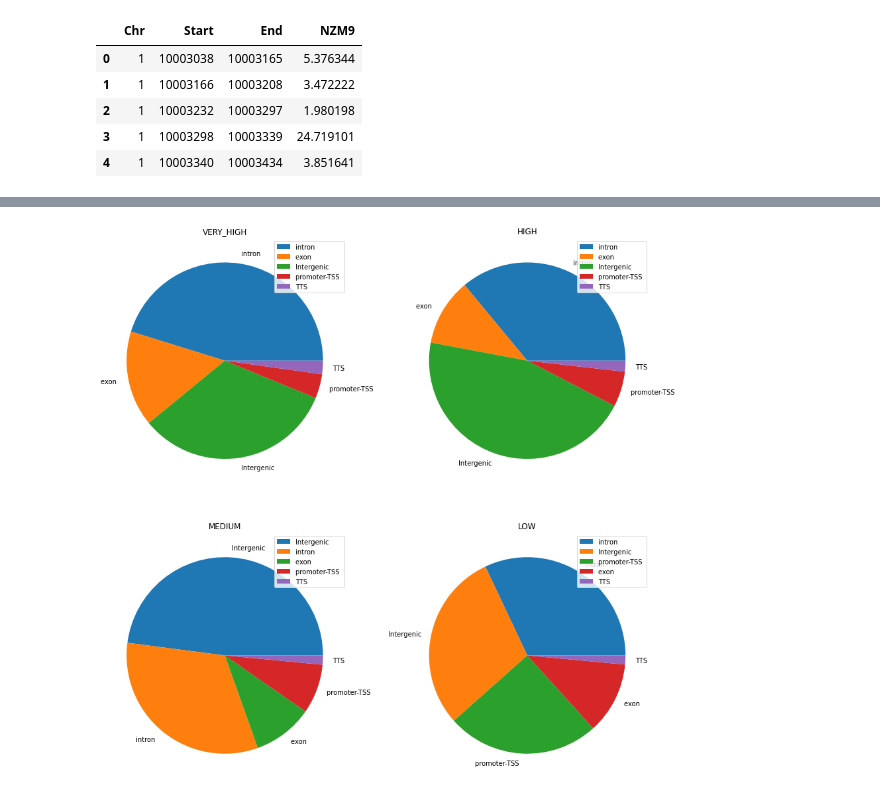
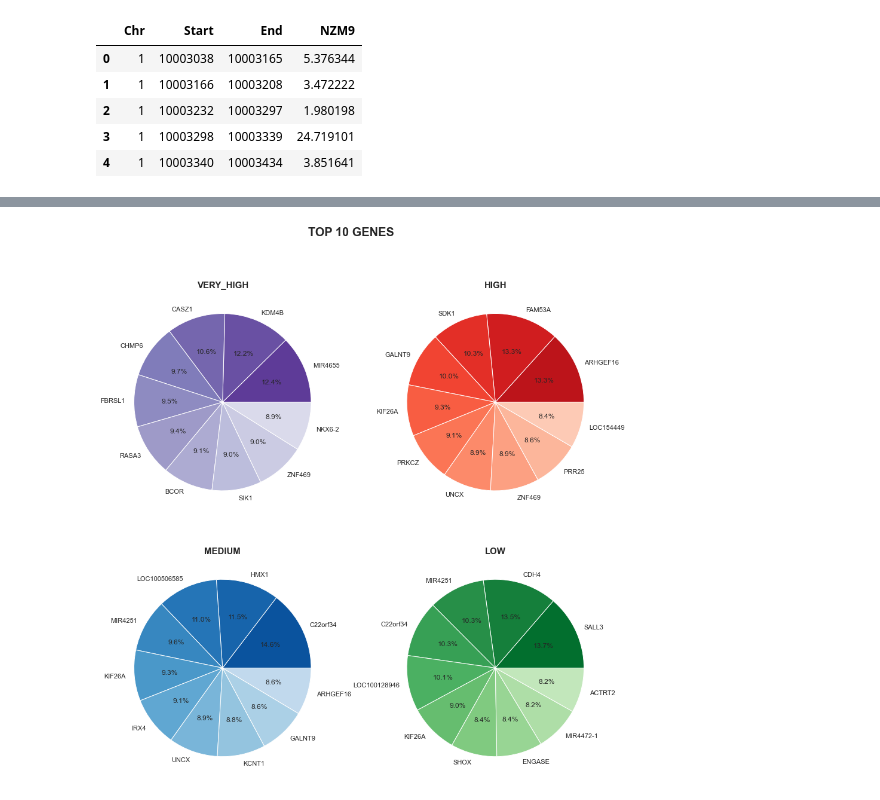
Before and after one commit to Manulink4/bioinfo_meth, a Jupyter notebook: meth.ipynb, the cells around one changed output, grey strips where cells are left out. Drawn from its saved outputs; the diff is of its cells as text; code cells hidden in the pictures.

Commit message:
Added NZM9 column to dfs and some plots

```diff
--- a/meth.ipynb
+++ b/meth.ipynb
@@ -4,12 +4,12 @@ import matplotlib.pyplot as plt
 from collections import Counter
 from IPython.display import display
 # %%
-df = pd.read_csv("meth_counts/GSE153594_Methylation_Counts.csv", sep=",", decimal=".",
+raw_df = pd.read_csv("meth_counts/GSE153594_Methylation_Counts.csv", sep=",", decimal=".",
                  dtype={"Chr": str, "Start": int, "End": int, "NZM9": float})
 
-df = df[["Chr", "Start", "End", "NZM9"]]
+raw_df = raw_df[["Chr", "Start", "End", "NZM9"]]
 
-display(df.head())
+display(raw_df.head(5))
 # %% [output]
 |  | Chr | Start | End | NZM9 |
 | 0 | 1 | 10003038 | 10003165 | 5.376344 |
@@ -72,0 +72,13 @@ display(df.head(20))
+# %%
+df = pd.read_csv('annotated_files/all_annotated.csv')
+# %%
+import seaborn as sns
+sns.set(rc={"figure.figsize":(20, 10)})
+sns.set_theme(style="darkgrid")
+
+ax = sns.countplot(x="Meth type", hue="Label", data=df)
+plt.legend(fontsize=18)
+ax.set_title('Nucleotide sequences based on its risk', weight='bold', fontsize=30)
+ax.set_xlabel('Methylation', weight='bold', fontsize=22)
+ax.set_ylabel('')
+ax.tick_params(labelsize=18)
@@ -73,14 +87,28 @@ display(df.head(20))
 # %%
 f, axs = plt.subplots(2, 2, figsize=(15,15))
 
+colors = {
+    'very_high': sorted(sns.color_palette('Purples', 15))[2:],
+    'high': sorted(sns.color_palette('Reds_r', 14))[2:],
+    'medium': sorted(sns.color_palette('Blues_r', 14))[1:],
+    'low': sorted(sns.color_palette('Greens_r', 14))[1:]
+}
+
+plt.suptitle('TOP 10 GENES', weight='bold', fontsize=20)
+
+counters = {}
 for i, mtype in enumerate(meth_types):
-    counter = Counter(df[df['Meth type'] == mtype]['Label'])
+    counters[mtype] = Counter(df[df['Meth type'] == mtype]['Gene Name'])
+
+    common_genes = counters[mtype].most_common(10)
+    common_genes_dict = {i[0] : i[1] for i in common_genes}
+
     plt.subplot(2, 2, i + 1)
-    plt.pie(counter.values(), labels=counter.keys())
-    plt.title(mtype.upper())
-    plt.legend()
+    plt.pie(common_genes_dict.values(), labels=common_genes_dict.keys(), autopct='%1.1f%%', colors=colors[mtype])
+    plt.title(mtype.upper(), weight='bold', fontsize=15)
+#     plt.legend()
     plt.plot()
 
 plt.show()
 # %% [output]
-[figure, old version]
+[figure, new version]
```
Also changed, not shown: parts of 5 cells of this notebook, 6 other files.
